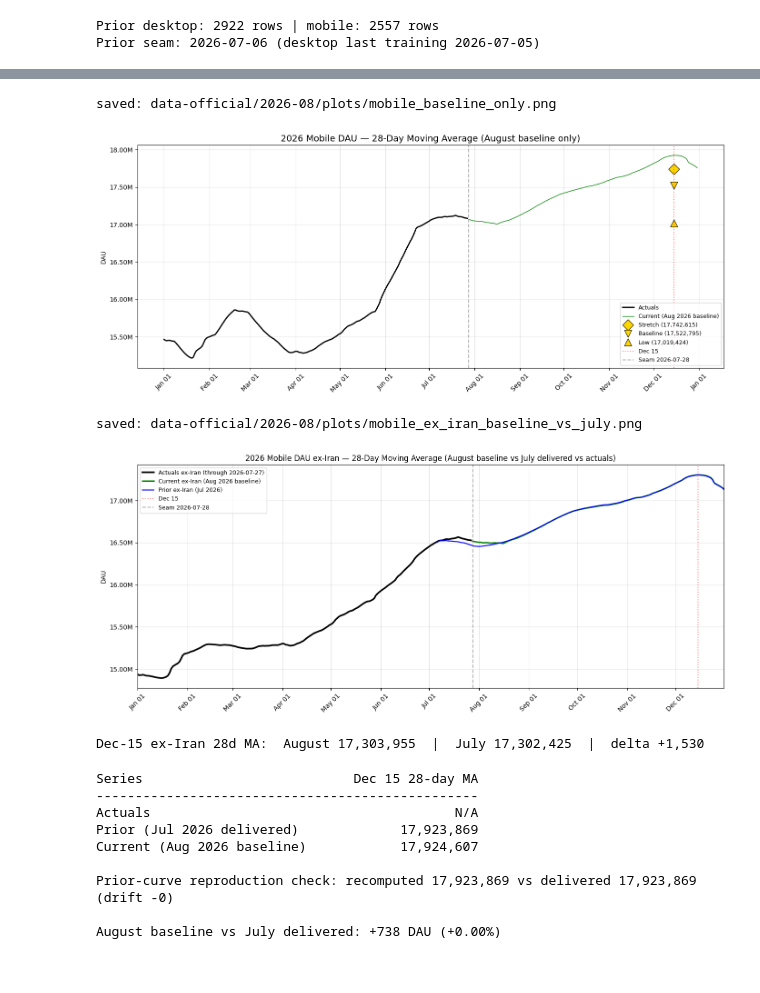
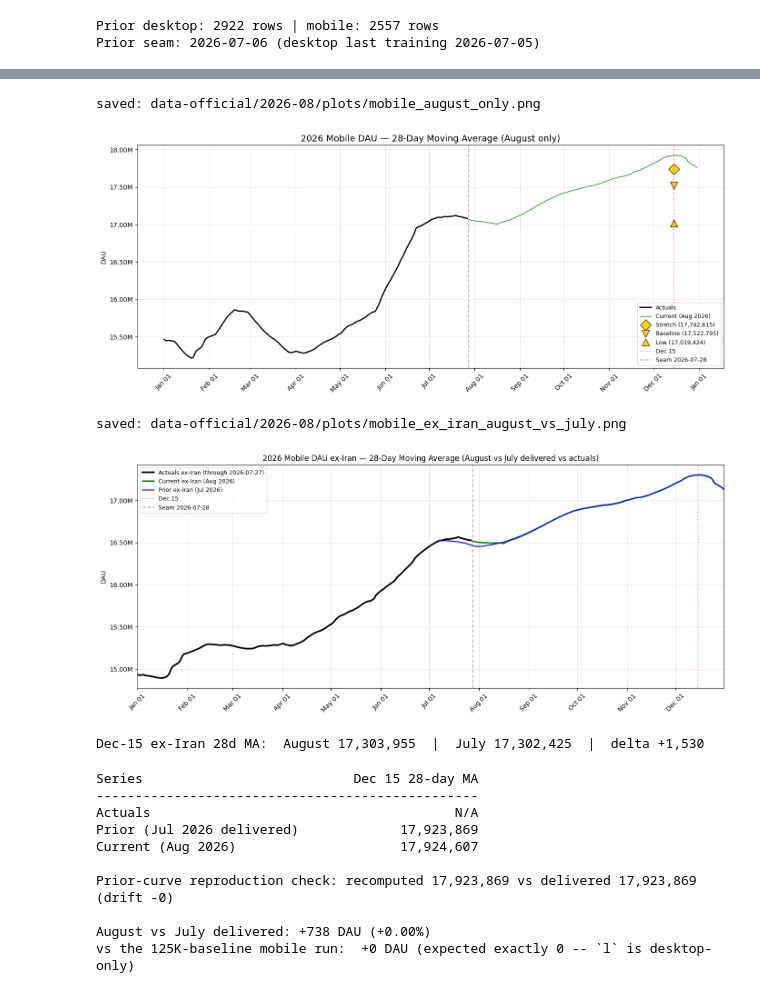
Before and after one commit to mozilla/mozaic-daily, a Jupyter notebook: data-official/2026-08/august_canonical_v2026-07-28.ipynb, the cells around one changed output, grey strips where cells are left out. Saved outputs shown, nothing was run; the diff lists cells and outputs as text; code cells hidden in the pictures.

```diff
--- a/data-official/2026-08/august_canonical_v2026-07-28.ipynb
+++ b/data-official/2026-08/august_canonical_v2026-07-28.ipynb
@@ -511,8 +560,10 @@ def render_mobile_plot(*, show_prior: bool, title: str, savename: str):
     ax.plot(clip_display(mobile_actual_ma), label="Actuals", color="black", linewidth=2)
     if show_prior:
         ax.plot(clip_display(prev_mobile_ma), label="Prior (Jul 2026)", color="blue", linewidth=1)
+    # Mobile is UNCHANGED by the LOL rebuild -- `l` is desktop-only, so this is the same mobile run as
+    # the 125K baseline. Any movement vs July is the data refresh alone.
     ax.plot(clip_forecast_only(mobile_ma, MOBILE_FORECAST_START),
-            label="Current (Aug 2026 baseline)", color="green", linewidth=1)
+            label="Current (Aug 2026)", color="green", linewidth=1)
     for value, marker, label in [
         (STAKEHOLDER_MOBILE_STRETCH, "D", "Stretch"),
         (STAKEHOLDER_MOBILE_BASELINE, "v", "Baseline"),
@@ -541,6 +592,6 @@ def render_mobile_plot(*, show_prior: bool, title: str, savename: str):
 
 render_mobile_plot(
     show_prior=True,
-    title="2026 Mobile DAU — 28-Day Moving Average (August baseline vs July delivered)",
-    savename="mobile_baseline_vs_july.png")
+    title="2026 Mobile DAU — 28-Day Moving Average (August vs July delivered)",
+    savename="mobile_august_vs_july.png")
 # %% [output]
@@ -549,15 +600,16 @@ saved: data-official/2026-08/plots/mobile_baseline_vs_july.png
 # %%
 # [plot-mobile-current-only]
 render_mobile_plot(
     show_prior=False,
-    title="2026 Mobile DAU — 28-Day Moving Average (August baseline only)",
-    savename="mobile_baseline_only.png")
+    title="2026 Mobile DAU — 28-Day Moving Average (August only)",
+    savename="mobile_august_only.png")
 # %% [output]
-saved: data-official/2026-08/plots/mobile_baseline_only.png
+saved: data-official/2026-08/plots/mobile_august_only.png
-[figure, old version]
+[figure, new version]
 # %%
 # [plot-mobile-ex-iran]
-# ALL-MOBILE EXCLUDING Iran (28d MA): August baseline vs July delivered vs actuals.
+# ALL-MOBILE EXCLUDING Iran (28d MA): August vs July delivered vs actuals.
+# Mobile is unaffected by the desktop-only LOL rebuild; this is the data-refresh comparison.
 # Removing Iran strips the post-shutdown reconnection bounce so the underlying trajectories are
 # directly comparable. Iran is still in the headline (incl-Iran) curves above.
 #
@@ -605,7 +657,7 @@ ax.plot(act_exir_ma.loc[DISPLAY_START:SEAM].index, act_exir_ma.loc[DISPLAY_START
         color="black", linewidth=2.6, label=f"Actuals ex-Iran (through {SEAM.date()})")
 ax.plot(aug_exir_ma.loc[MOBILE_FORECAST_START:DISPLAY_END].index,
         aug_exir_ma.loc[MOBILE_FORECAST_START:DISPLAY_END],
-        color="green", linewidth=2.2, label="Current ex-Iran (Aug 2026 baseline)")
+        color="green", linewidth=2.2, label="Current ex-Iran (Aug 2026)")
 ax.plot(jul_exir_ma.loc[PREV_FORECAST_START:DISPLAY_END].index,
         jul_exir_ma.loc[PREV_FORECAST_START:DISPLAY_END],
         color="blue", linewidth=1.6, label="Prior ex-Iran (Jul 2026)")
@@ -613,7 +665,7 @@ ax.axvline(MEASUREMENT_DATE, color="red", linestyle=":", alpha=0.5, label="Dec 1
 ax.axvline(MOBILE_FORECAST_START, color="grey", linestyle="--", alpha=0.6,
            label=f"Seam {MOBILE_FORECAST_START.date()}")
 ax.set_title("2026 Mobile DAU ex-Iran — 28-Day Moving Average "
-             "(August baseline vs July delivered vs actuals)")
+             "(August vs July delivered vs actuals)")
 ax.set_ylabel("DAU")
 ax.set_xlim(DISPLAY_START, DISPLAY_END)
 ax.yaxis.set_major_formatter(mticker.FuncFormatter(millions_formatter))
@@ -623,7 +675,7 @@ ax.xaxis.set_major_formatter(mdates.DateFormatter("%b %d"))
 plt.setp(ax.xaxis.get_majorticklabels(), rotation=45)
 ax.grid(True, alpha=0.3)
 plt.tight_layout()
-out = f"{PLOTS_DIR}/mobile_ex_iran_baseline_vs_july.png"
+out = f"{PLOTS_DIR}/mobile_ex_iran_august_vs_july.png"
 fig.savefig(out, dpi=130)
 print(f"saved: {out}")
 plt.show()
@@ -632,19 +684,23 @@ print(f"\nDec-15 ex-Iran 28d MA:  August {aug_exir_ma.get(MEASUREMENT_DATE, np.n
       f"July {jul_exir_ma.get(MEASUREMENT_DATE, np.nan):,.0f}  |  "
       f"delta {aug_exir_ma.get(MEASUREMENT_DATE, np.nan) - jul_exir_ma.get(MEASUREMENT_DATE, np.nan):+,.0f}")
 # %% [output]
-saved: data-official/2026-08/plots/mobile_ex_iran_baseline_vs_july.png
+saved: data-official/2026-08/plots/mobile_ex_iran_august_vs_july.png
-[figure, old version]
+[figure, new version]
 Dec-15 ex-Iran 28d MA:  August 17,303,955  |  July 17,302,425  |  delta +1,530
 # %%
 # [mobile-dec15]
 # July's DELIVERED mobile Dec-15 28d-MA, from data-official/2026-07/_index.md. Same reproduction
 # check as desktop: if the prior curve does not rebuild to the delivered number, the deltas are junk.
+#
+# Mobile is UNCHANGED by the LOL rebuild -- `l` applies to legacy_desktop only, so this is the same
+# mobile parquet the 125K baseline used. Its Dec-15 was 17,924,607; it should still be exactly that.
 JULY_DELIVERED_MOBILE_DEC15 = 17_923_869
+AUG_BASELINE_MOBILE_DEC15 = 17_924_607
 
 mobile_series = {
     "Actuals": mobile_actual_ma,
     "Prior (Jul 2026 delivered)": prev_mobile_ma,
-    "Current (Aug 2026 baseline)": mobile_ma,
+    "Current (Aug 2026)": mobile_ma,
 }
 
 header = f"{'Series':<30s} {'Dec 15 28-day MA':>18s}"
@@ -665,18 +721,28 @@ assert abs(drift) < 1000, (
 )
 
 current = mobile_ma.get(MEASUREMENT_DATE, np.nan)
-print(f"\nAugust baseline vs July delivered: {current - JULY_DELIVERED_MOBILE_DEC15:+,.0f} DAU "
+print(f"\nAugust vs July delivered: {current - JULY_DELIVERED_MOBILE_DEC15:+,.0f} DAU "
       f"({(current / JULY_DELIVERED_MOBILE_DEC15 - 1) * 100:+.2f}%)")
+
+# Mobile must be untouched by a desktop-only overlay change. If this drifts, either the mobile parquet
+# was regenerated when it should not have been, or `l` is leaking outside legacy_desktop.
+mobile_drift = current - AUG_BASELINE_MOBILE_DEC15
+print(f"vs the 125K-baseline mobile run:  {mobile_drift:+,.0f} DAU (expected exactly 0 -- `l` is desktop-only)")
+assert abs(mobile_drift) < 1, (
+    f"Mobile Dec-15 moved by {mobile_drift:+,.0f} after a DESKTOP-only overlay change. Either the "
+    f"mobile forecast was rebuilt unintentionally or the `l` overlay is leaking beyond legacy_desktop."
+)
 # %% [output]
 Series                           Dec 15 28-day MA
 -------------------------------------------------
 Actuals                                       N/A
 Prior (Jul 2026 delivered)             17,923,869
-Current (Aug 2026 baseline)            17,924,607
+Current (Aug 2026)                     17,924,607
 
 Prior-curve reproduction check: recomputed 17,923,869 vs delivered 17,923,869 (drift -0)
 
-August baseline vs July delivered: +738 DAU (+0.00%)
+August vs July delivered: +738 DAU (+0.00%)
+vs the 125K-baseline mobile run:  +0 DAU (expected exactly 0 -- `l` is desktop-only)
 # %%
 # [dec15-summary]
 # Headline table: August baseline vs July delivered at the Dec-15 2026 measurement date, 28-day MA.
```
Also changed, not shown: parts of 10 cells of this notebook, 15 other files.
